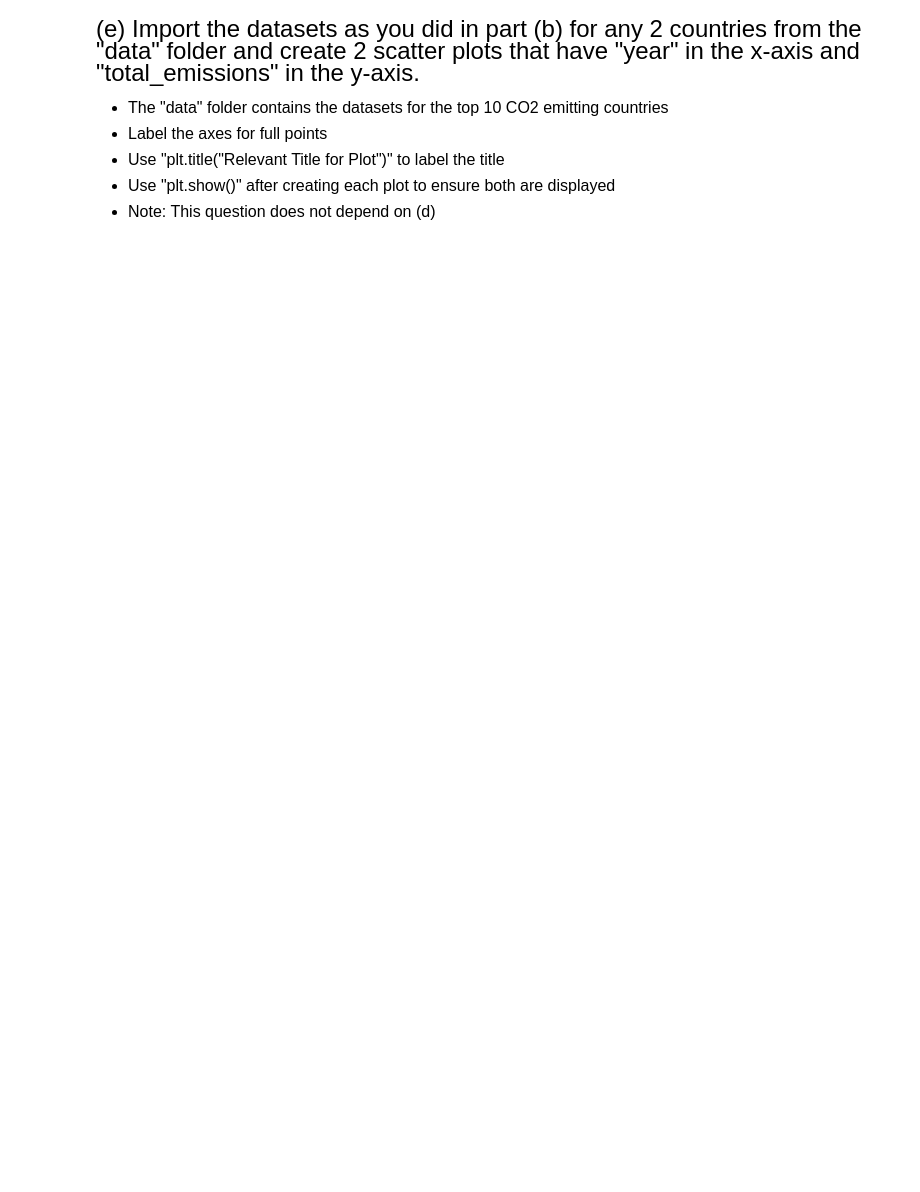
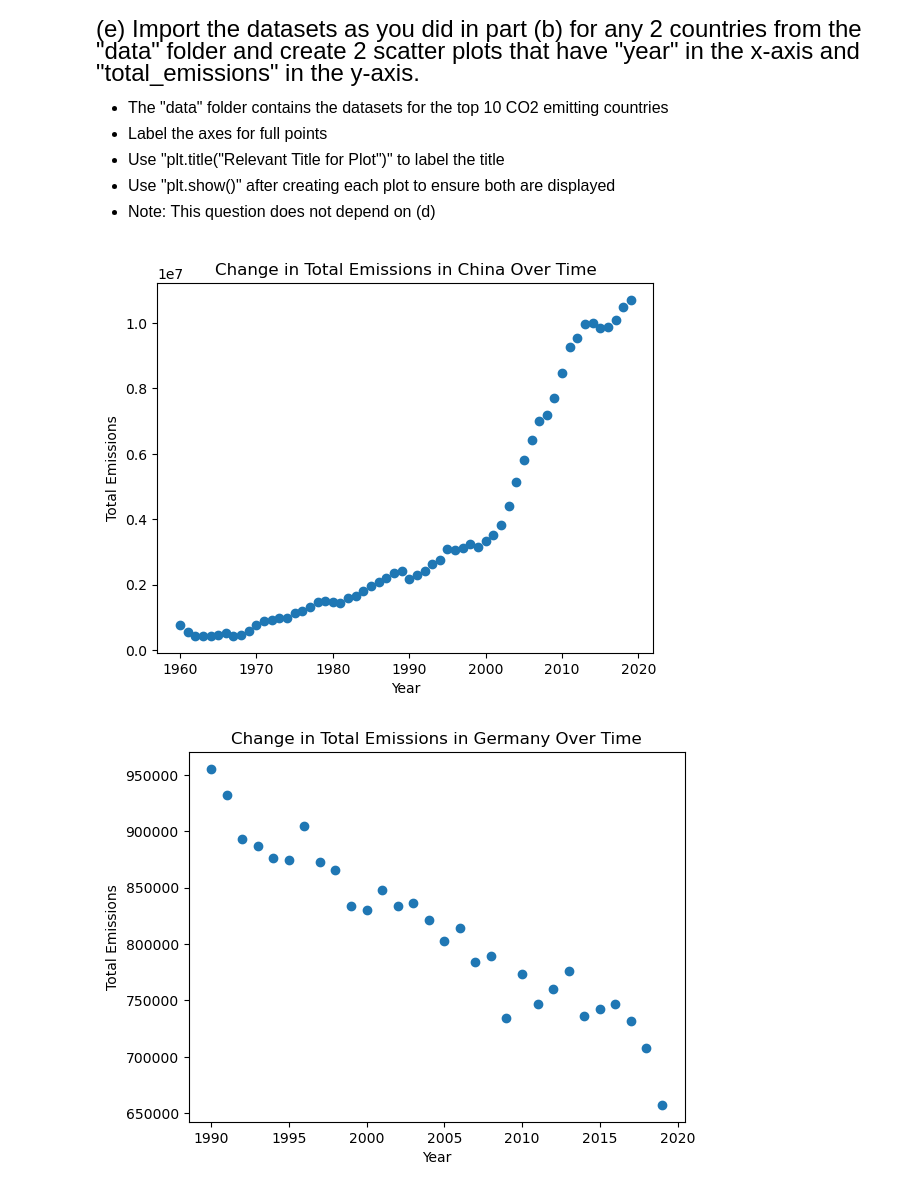
Before and after one commit to winn-lau/qtm151spring2025, a Jupyter notebook: Assignments/assignment2/Assignment2.ipynb, the cells around one changed output. Drawn from its saved outputs; the diff is of its cells as text; code cells hidden in the pictures; blank space fills up the shorter version.

Commit message:
assignment 2

```diff
--- a/Assignments/assignment2/Assignment2.ipynb
+++ b/Assignments/assignment2/Assignment2.ipynb
@@ -88,0 +99,20 @@ list_colors[2] will output "yellow"
+# %%
+# Write your answer
+
+china_emissions = pd.read_csv("/Users/winnie/Documents/GitHub/qtm151spring2025/Assignments/assignment2/data/china_co2_emissions.csv")
+germany_emissions = pd.read_csv("/Users/winnie/Documents/GitHub/qtm151spring2025/Assignments/assignment2/data/germany_co2_emissions.csv")
+
+plt.scatter(x=china_emissions["year"], y=china_emissions["total_emissions"])
+plt.title("Change in Total Emissions in China Over Time")
+plt.xlabel("Year")
+plt.ylabel("Total Emissions")
+plt.show()
+
+plt.scatter(x=germany_emissions["year"], y=germany_emissions["total_emissions"])
+plt.title("Change in Total Emissions in Germany Over Time")
+plt.xlabel("Year")
+plt.ylabel("Total Emissions")
+plt.show()
+# %% [output]
+[figure, added]
+[figure, added]
```
Also changed, not shown: parts of 4 cells of this notebook, 2 other files.
